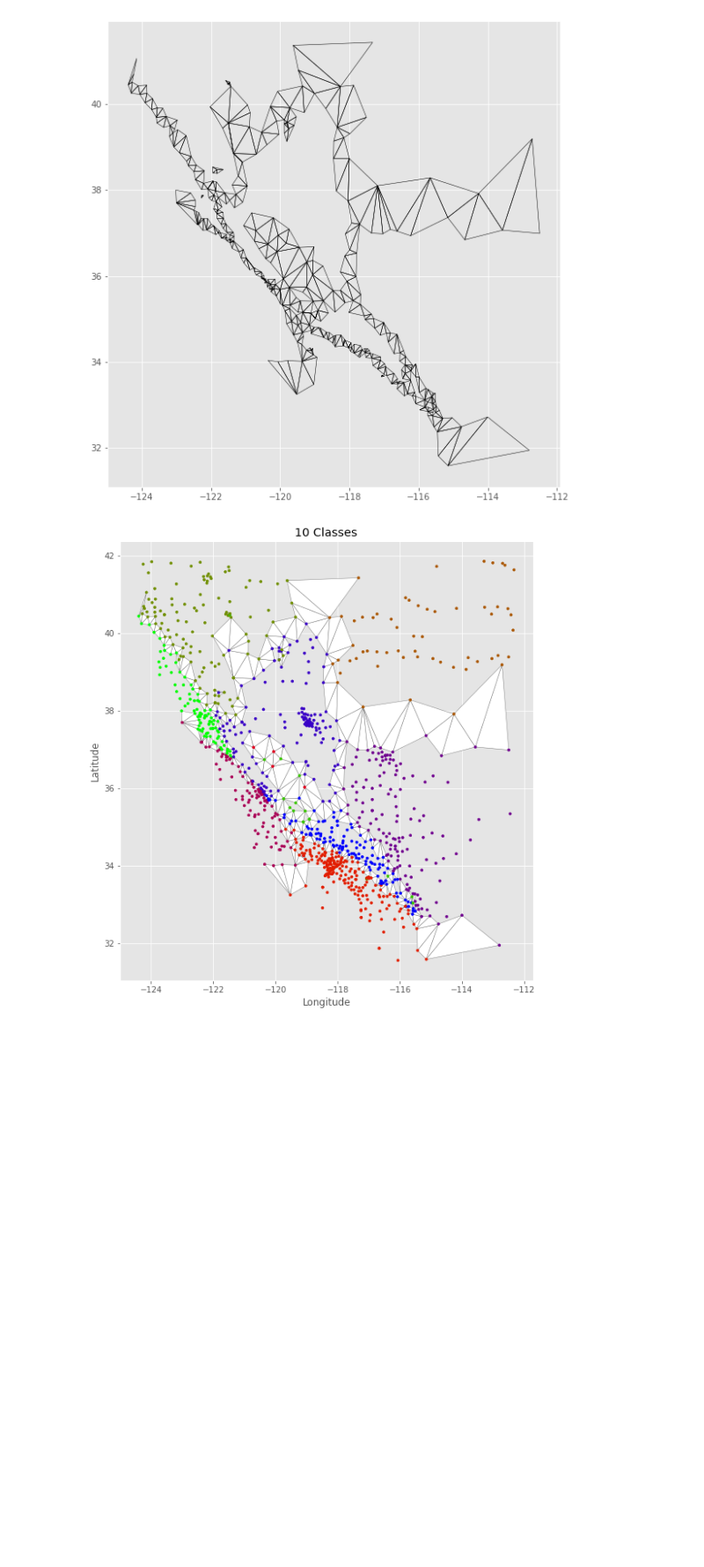
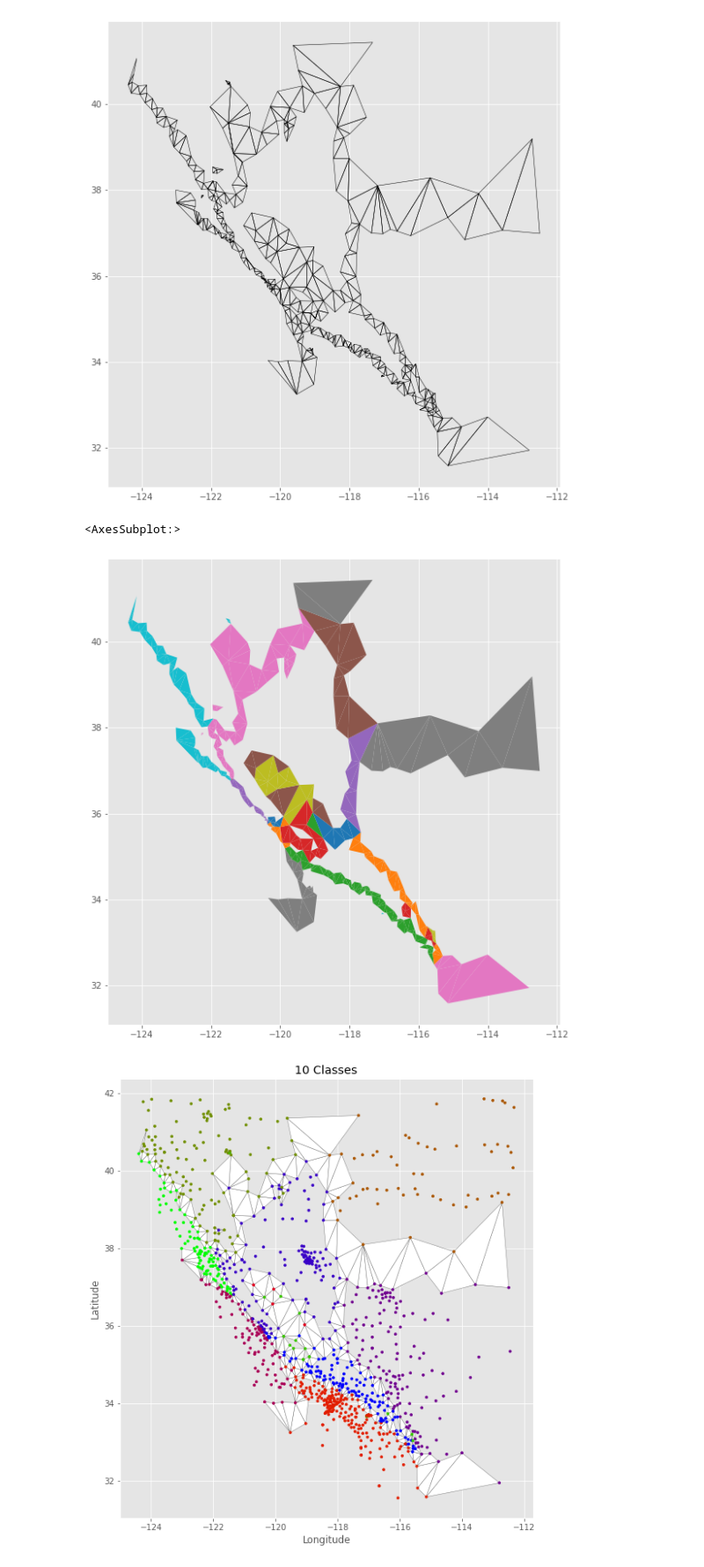
Before and after one commit to GeoGateway/GPS_clustering, a Jupyter notebook: notebooks/Delaunay triangulation.ipynb, the cells around one changed output. Shown at 88% size. Cells and saved outputs as stored; diff of their text form; code cells hidden in the pictures; blank space fills up the shorter version.

```diff
--- a/notebooks/Delaunay triangulation.ipynb
+++ b/notebooks/Delaunay triangulation.ipynb
@@ -91,6 +97,11 @@ gpd_tr.plot(facecolor='none',edgecolor='black')
 # %% [output]
 <AxesSubplot:>
 [figure]
+# %%
+gpd_tr.plot(column="Type")
+# %% [output]
+<AxesSubplot:>
+[figure, added]
 # %%
 drawtwoplots(gpd_tr,gpd,"10 Classes")
 # %% [output]
```
Also changed, not shown: parts of 5 cells of this notebook.
